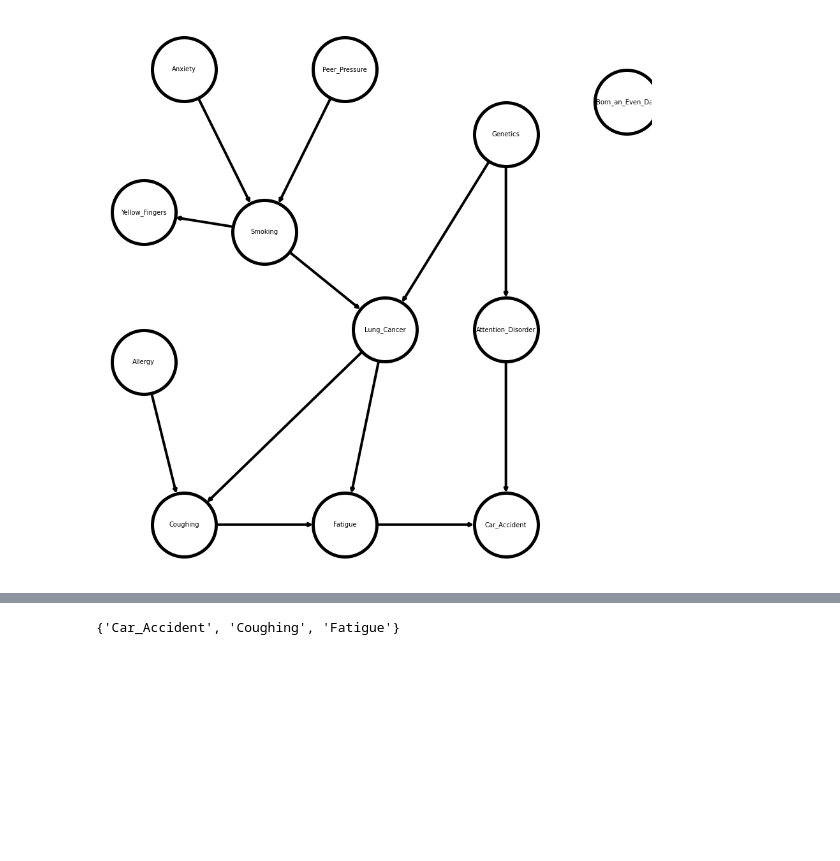
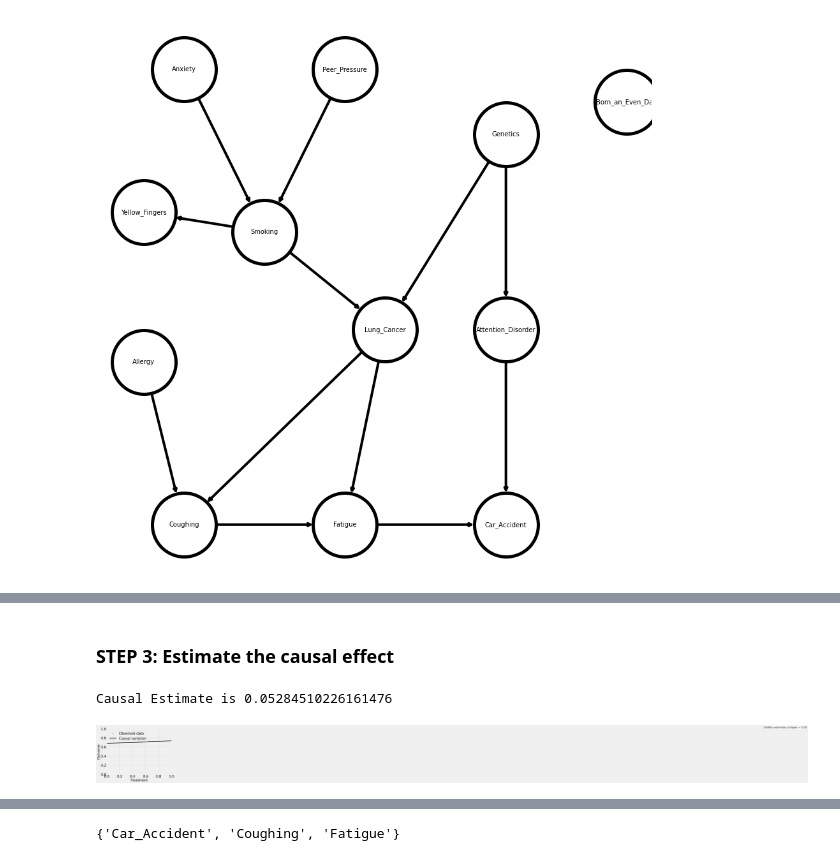
Before and after one commit to keerthybalan/CausalDS_LUCAS, a Jupyter notebook: EDA.ipynb, the cells around one changed output, grey strips where cells are left out. Cells and saved outputs as stored; diff of their text form; code cells hidden in the pictures; blank space fills up the shorter version.

```diff
--- a/EDA.ipynb
+++ b/EDA.ipynb
@@ -161,0 +210,3 @@ plt.show()
+# %%
+identified_estimand = model.identify_effect()
+print(identified_estimand)
@@ -161,0 +231,12 @@ plt.show()
+# %% [markdown]
+### STEP 3: Estimate the causal effect
+# %%
+estimate = model.estimate_effect(identified_estimand,
+        method_name="backdoor.linear_regression")
+print("Causal Estimate is " + str(estimate.value))
+
+# Plot Slope of line between treamtent and outcome =causal effect
+dowhy.plotter.plot_causal_effect(estimate, train["Smoking"],train["Car_Accident"])
+# %% [output]
+Causal Estimate is 0.05284510226161476
+[figure, added]
```
Also changed, not shown: parts of 29 cells of this notebook.
